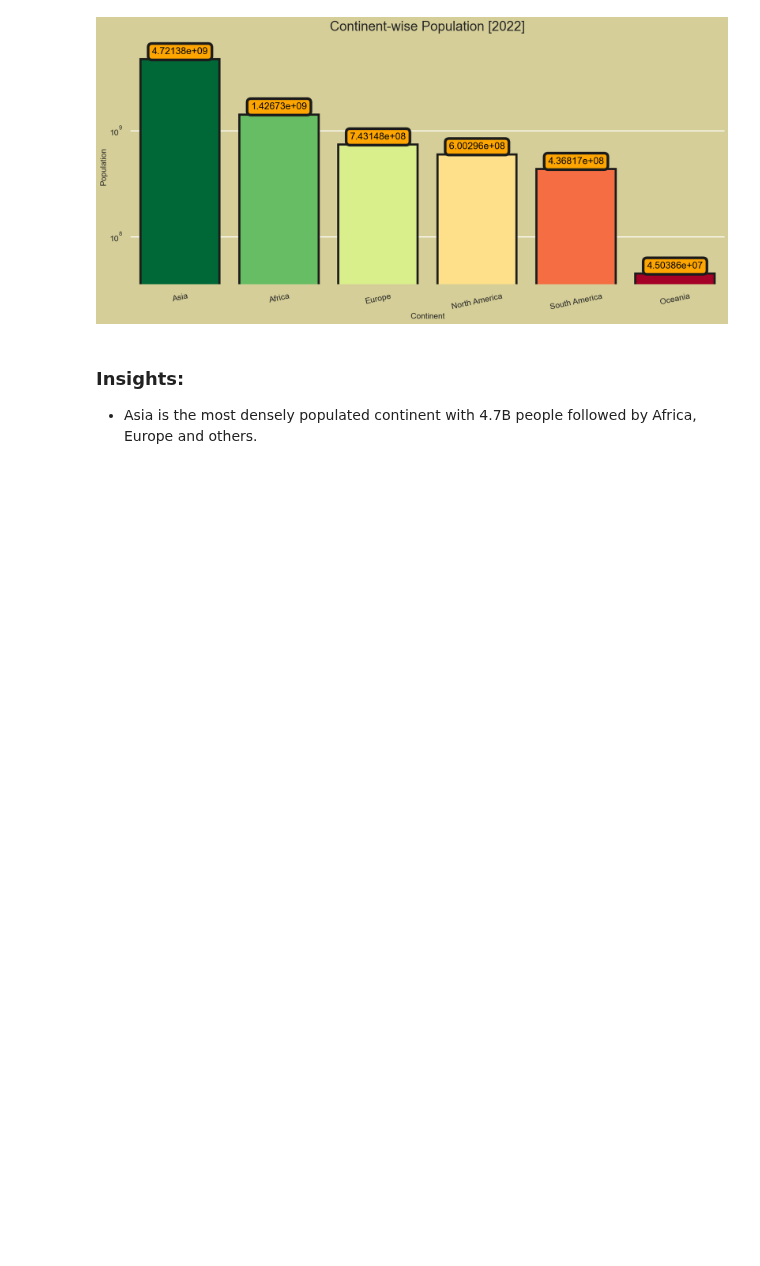
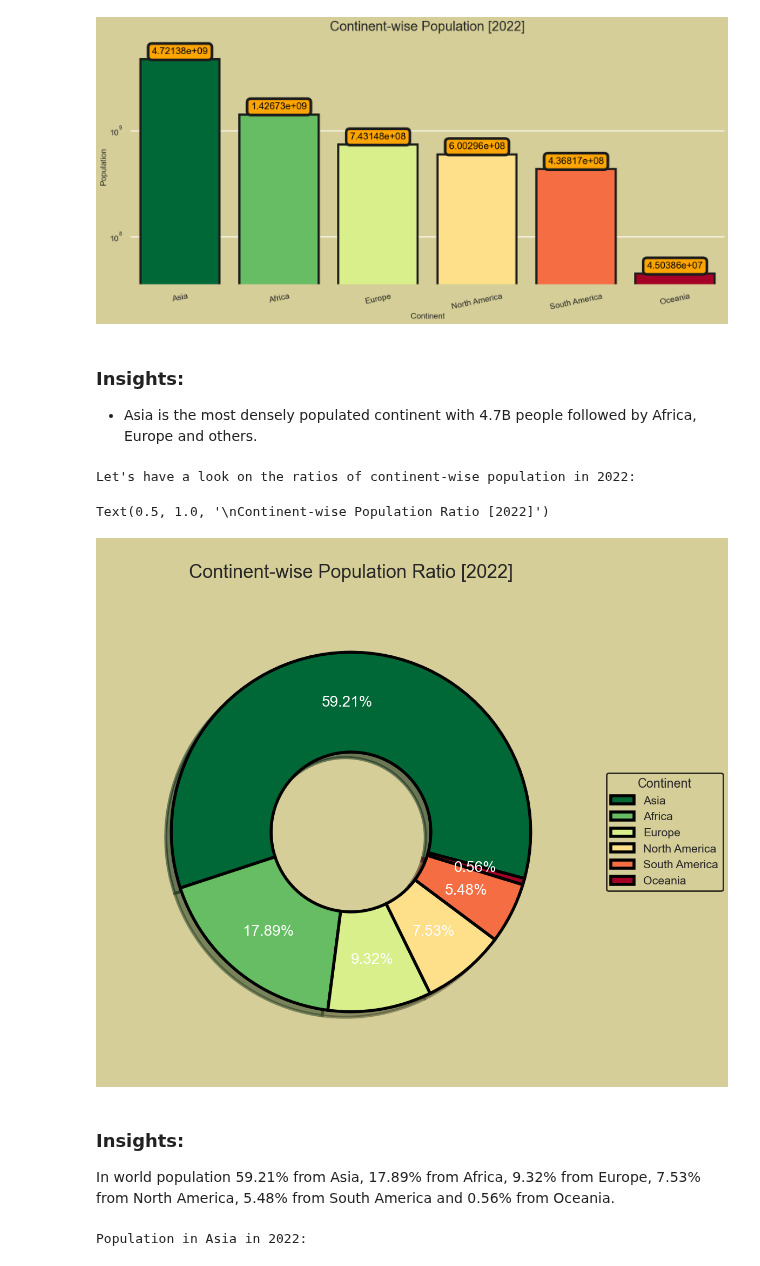
Before and after one commit to noahnoahnoahtran/EDA, a Jupyter notebook: 2_world_population/world_population.ipynb, the cells around one changed output. Drawn from its saved outputs; the diff is of its cells as text; code cells hidden in the pictures; blank space fills up the shorter version.

```diff
--- a/2_world_population/world_population.ipynb
+++ b/2_world_population/world_population.ipynb
@@ -151,3 +151,38 @@ Let's have a look on the continent-wise population in 2022:
 # %% [markdown]
 ### **Insights**:
 - Asia is the most densely populated continent with 4.7B people followed by Africa, Europe and others.
+# %%
+print(f"Let's have a look on the ratios of continent-wise population in 2022:")
+plt.subplots(figsize = (12 , 12))
+
+labels = 'Asia', 'Africa', 'Europe', 'North America', 'South America', 'Oceania'
+size = 0.5
+
+wedges, texts, autotexts = plt.pie(df_pop.sort_values("2022 Population", ascending = False)["2022 Population"].values, explode = (0, 0, 0, 0, 0, 0), textprops = dict(size = 20, color = "white"), autopct = "%.2f%%", pctdistance = 0.72, radius = .9, colors = palette[0:11:2], shadow = True, wedgeprops = dict(width = size, edgecolor = "black", linewidth = 4), startangle = -15)
+
+plt.legend(wedges, labels, title = "Continent", loc = "center left", bbox_to_anchor = (1, 0, 0.5, 1), edgecolor = "black")
+plt.title("\nContinent-wise Population Ratio [2022]", fontsize = 25)
+# %% [output]
+Let's have a look on the ratios of continent-wise population in 2022:
+Text(0.5, 1.0, '\nContinent-wise Population Ratio [2022]')
+[figure, added]
+# %% [markdown]
+### **Insights**:
+
+In world population 59.21% from Asia, 17.89% from Africa, 9.32% from Europe, 7.53% from North America, 5.48% from South America and 0.56% from Oceania.
+# %%
+print("Population in Asia in 2022:")
+fig = px.choropleth(data_frame = df,
+                    locations = "Country/Territory", locationmode = "country names", color = "2022 Population",
+                    color_continuous_scale = palette[:10], height = 600, scope = "asia",
+                    labels = {"2022 Population": "Population"})
+
+fig.update_layout(title = dict(text = "Population In Asia [2022]",
+                          y = 0.95, x = 0.5, xanchor = "center", yanchor = "top", font_color = "black"),
+                          margin = dict(l = 0, r = 0, b = 0, t = 0),
+                          geo_bgcolor = "#d5ce98",
+                          paper_bgcolor = "#d5ce98")
+
+fig.show()
+# %% [output]
+Population in Asia in 2022:
```
